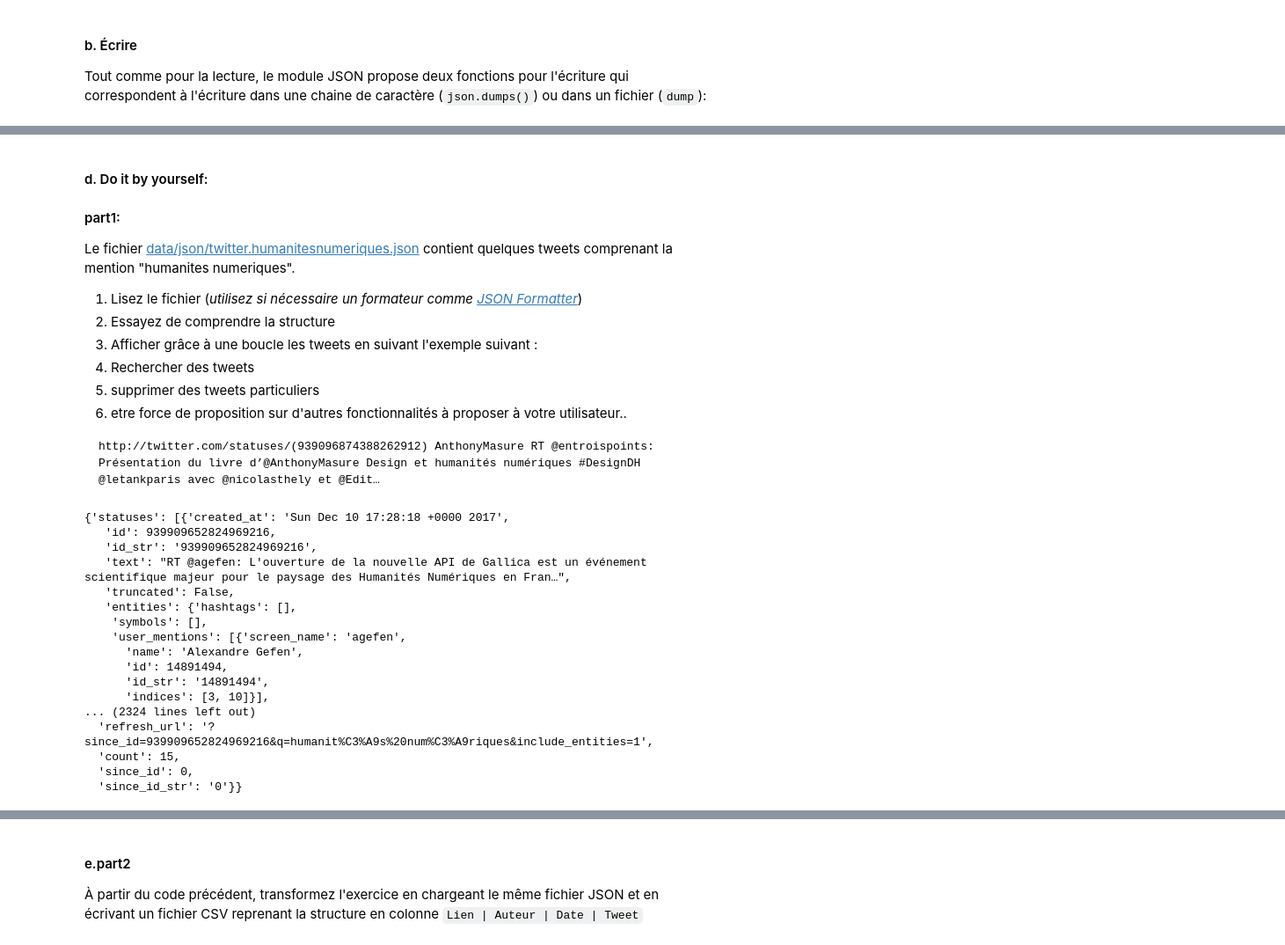
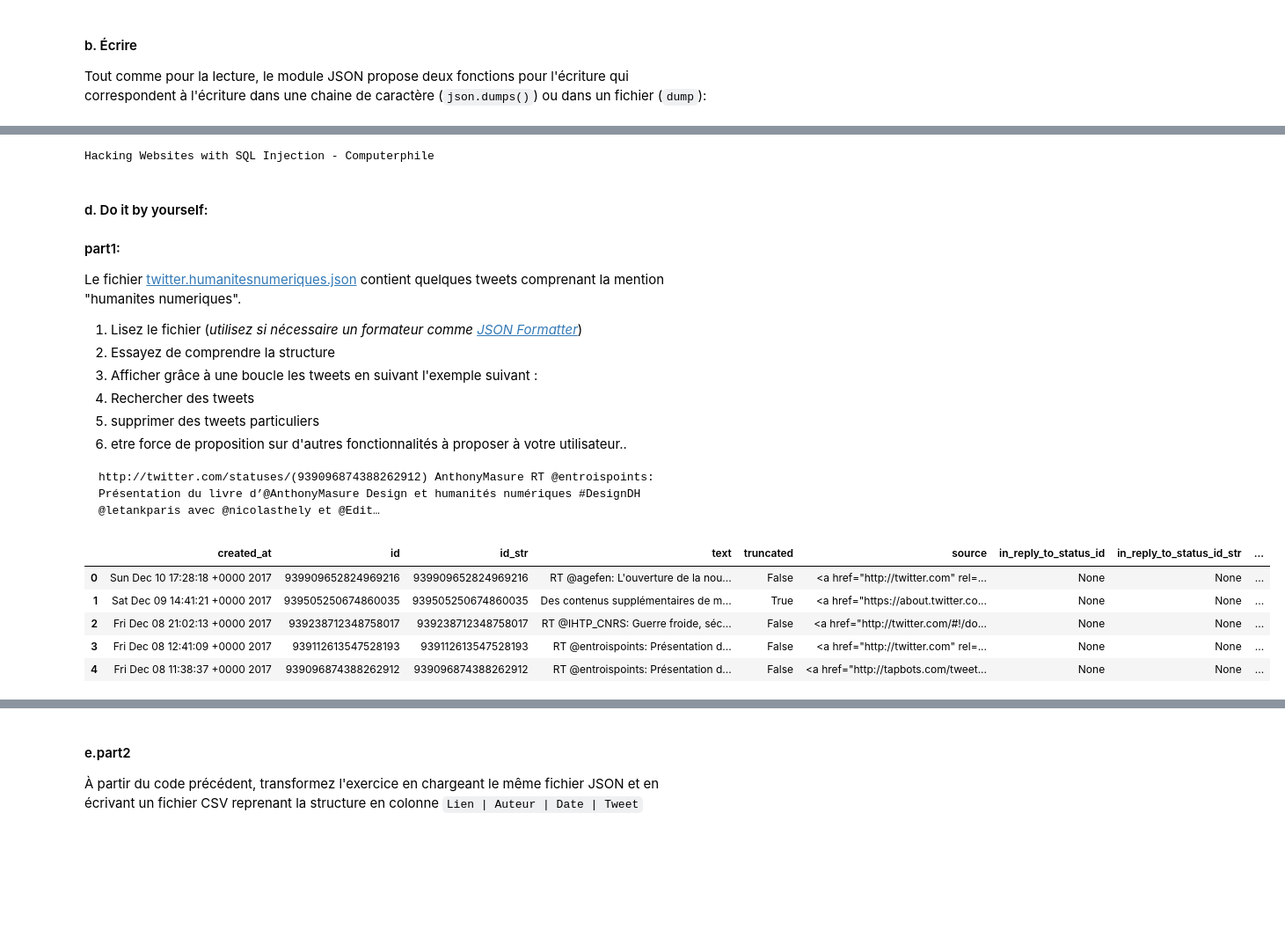
Before and after one commit to laienwu/cad_naterre, a Jupyter notebook: proj2_LesFormats de donnees.ipynb, the cells around one changed output, grey strips where cells are left out. Shown at 88% size. Drawn from its saved outputs; the diff is of its cells as text; code cells hidden in the pictures; blank space fills up the shorter version.

```diff
--- a/proj2_LesFormats de donnees.ipynb
+++ b/proj2_LesFormats de donnees.ipynb
@@ -148,18 +146,20 @@ print(type(chaine_json))
 # %%
 # Avec un fichier commme objectif
-with open("data/json/youtube.exemple.json", "w") as f:
+with open("youtube.exemple.json", "w") as f:
     json.dump(mon_objet, f)
 
 # On vérifie que cela marche bien :
-with open("data/json/youtube.exemple.json") as f:
+with open("youtube.exemple.json") as f:
     chaine = f.read()
     objet_recharge = json.loads(chaine)
     print(objet_recharge[0]["titre"])
+# %% [output]
+Hacking Websites with SQL Injection - Computerphile
 # %% [markdown]
 #### d. Do it by yourself:
 #### part1:
 
-Le fichier [data/json/twitter.humanitesnumeriques.json](data/json/twitter.humanitesnumeriques.json) contient quelques tweets comprenant la mention "humanites numeriques".
+Le fichier [twitter.humanitesnumeriques.json](twitter.humanitesnumeriques.json) contient quelques tweets comprenant la mention "humanites numeriques".
 
 1. Lisez le fichier (*utilisez si nécessaire un formateur comme [JSON Formatter](https://jsonformatter.curiousconcept.com/)*)
 2. Essayez de comprendre la structure
@@ -178,22 +178,21 @@ with open("twitter.humanitesnumeriques.json") as f:
     #string=f.read()
     tweets=json.load(f)
 
-tweets
+#tweets
-# %% [output]
-{'statuses': [{'created_at': 'Sun Dec 10 17:28:18 +0000 2017',
-   'id': 939909652824969216,
-   'id_str': '939909652824969216',
-   'text': "RT @agefen: L'ouverture de la nouvelle API de Gallica est un événement scientifique majeur pour le paysage des Humanités Numériques en Fran…",
-   'truncated': False,
-   'entities': {'hashtags': [],
-    'symbols': [],
-    'user_mentions': [{'screen_name': 'agefen',
-      'name': 'Alexandre Gefen',
-      'id': 14891494,
-      'id_str': '14891494',
-      'indices': [3, 10]}],
-... (2324 lines left out)
-  'refresh_url': '?since_id=939909652824969216&q=humanit%C3%A9s%20num%C3%A9riques&include_entities=1',
-  'count': 15,
-  'since_id': 0,
-  'since_id_str': '0'}}
+# %%
+import pandas as pd
+from pprint import pprint
+pd.set_option('display.max_rows', 500)
+pd.set_option('display.max_columns', 500)
+pd.set_option('display.width', -1)
+# %%
+from pandas.io.json import json_normalize
+df = json_normalize(tweets['statuses'])
+df.head()
+# %% [output]
+|  | created_at | id | id_str | text | truncated | source | in_reply_to_status_id | in_reply_to_status_id_str | ... |
+| 0 | Sun Dec 10 17:28:18 +0000 2017 | 939909652824969216 | 939909652824969216 | RT @agefen: L'ouverture de la nou... | False | <a href="http://twitter.com" rel=... | None | None | ... |
+| 1 | Sat Dec 09 14:41:21 +0000 2017 | 939505250674860035 | 939505250674860035 | Des contenus supplémentaires de m... | True | <a href="https://about.twitter.co... | None | None | ... |
+| 2 | Fri Dec 08 21:02:13 +0000 2017 | 939238712348758017 | 939238712348758017 | RT @IHTP_CNRS: Guerre froide, séc... | False | <a href="http://twitter.com/#!/do... | None | None | ... |
+| 3 | Fri Dec 08 12:41:09 +0000 2017 | 939112613547528193 | 939112613547528193 | RT @entroispoints: Présentation d... | False | <a href="http://twitter.com" rel=... | None | None | ... |
+| 4 | Fri Dec 08 11:38:37 +0000 2017 | 939096874388262912 | 939096874388262912 | RT @entroispoints: Présentation d... | False | <a href="http://tapbots.com/tweet... | None | None | ... |
```
Also changed, not shown: parts of 19 cells of this notebook, 1 other file.
